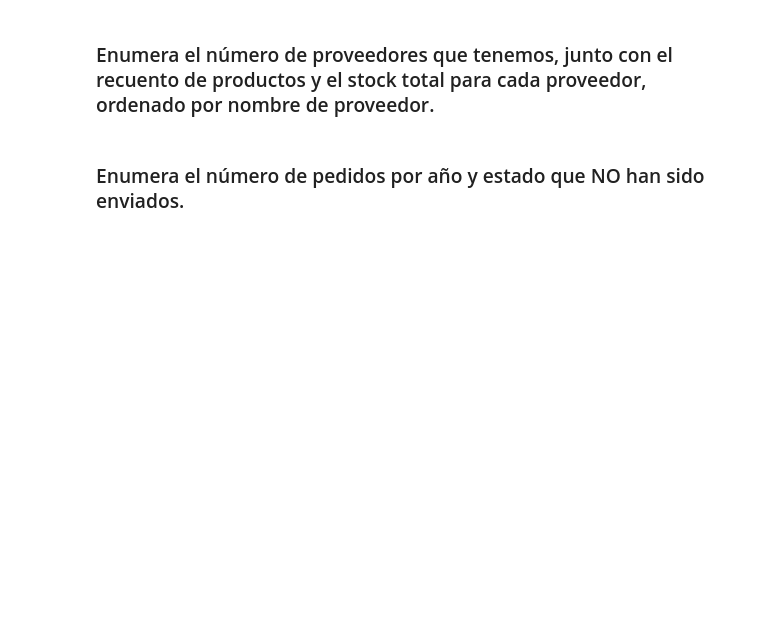
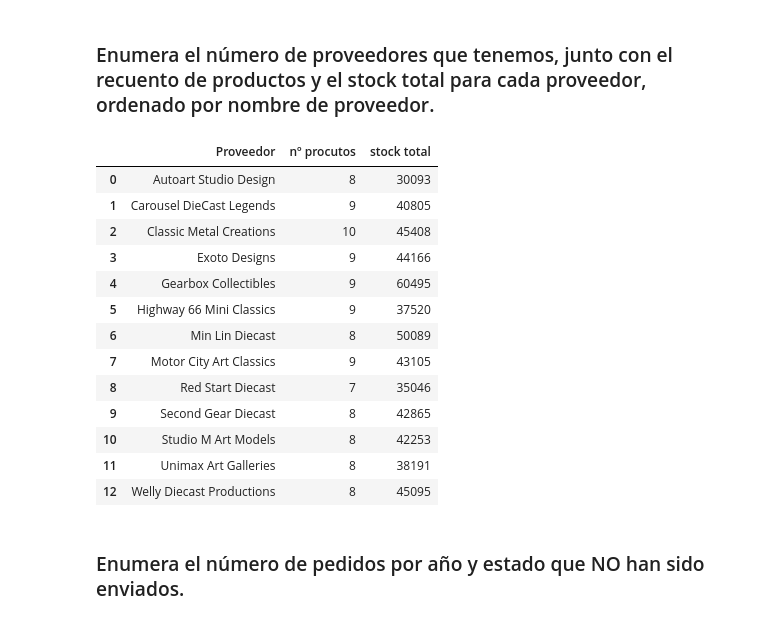
Before and after one commit to Unbiunio/SQL_practice, a Jupyter notebook: ClassicModels_curso_SQL.ipynb, the cells around one changed output. Cells and saved outputs as stored; diff of their text form; code cells hidden in the pictures; blank space fills up the shorter version.

```diff
--- a/ClassicModels_curso_SQL.ipynb
+++ b/ClassicModels_curso_SQL.ipynb
@@ -615,4 +763,27 @@ pd.read_sql(q,con)
 # %% [markdown]
 ### Enumera el número de proveedores que tenemos, junto con el recuento de productos y el stock total para cada proveedor, ordenado por nombre de proveedor.
+# %%
+q= '''
+SELECT productvendor as "Proveedor",count(productcode) as "nº procutos" , sum(quantityinstock) as "stock total"
+From products
+group by productvendor
+order by productvendor
+'''
+pd.read_sql(q,con)
+# %% [output]
+|  | Proveedor | nº procutos | stock total |
+| 0 | Autoart Studio Design | 8 | 30093 |
+| 1 | Carousel DieCast Legends | 9 | 40805 |
+| 2 | Classic Metal Creations | 10 | 45408 |
+| 3 | Exoto Designs | 9 | 44166 |
+| 4 | Gearbox Collectibles | 9 | 60495 |
+| 5 | Highway 66 Mini Classics | 9 | 37520 |
+| 6 | Min Lin Diecast | 8 | 50089 |
+| 7 | Motor City Art Classics | 9 | 43105 |
+| 8 | Red Start Diecast | 7 | 35046 |
+| 9 | Second Gear Diecast | 8 | 42865 |
+| 10 | Studio M Art Models | 8 | 42253 |
+| 11 | Unimax Art Galleries | 8 | 38191 |
+| 12 | Welly Diecast Productions | 8 | 45095 |
 # %% [markdown]
 ### Enumera el número de pedidos por año y estado que NO han sido enviados.
```
Also changed, not shown: parts of 16 cells of this notebook.
